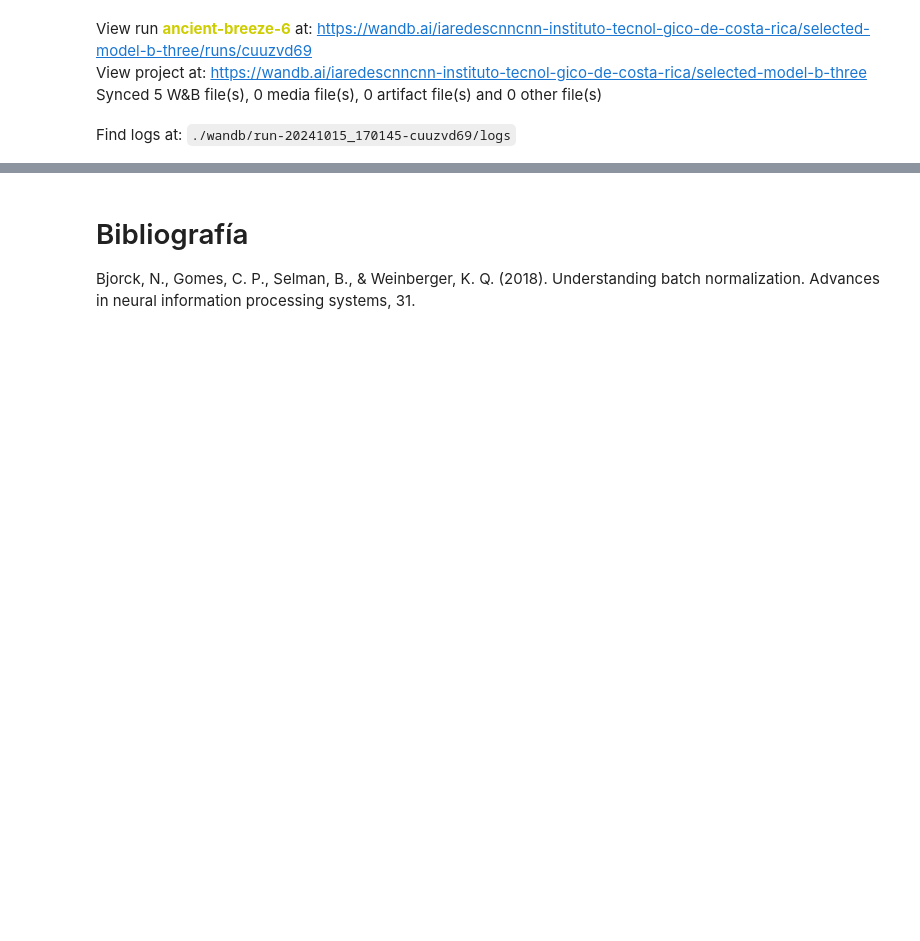
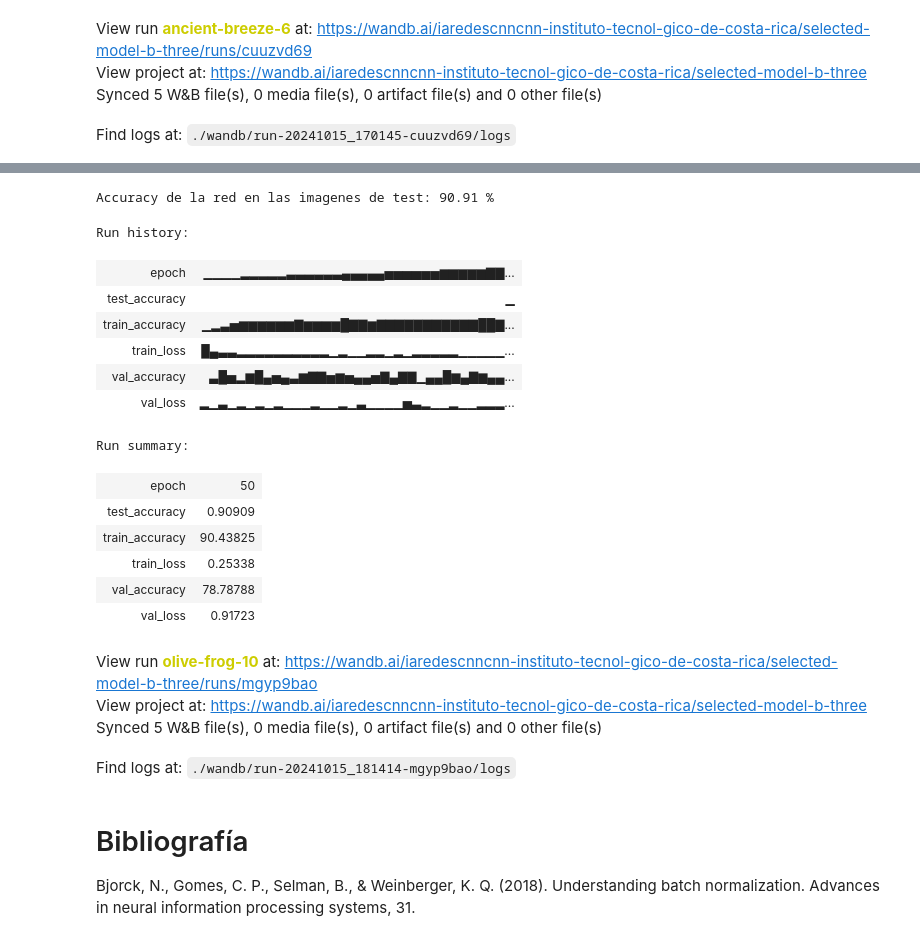
Before and after one commit to RichLeonC/IA-RedesConvolucionales, a Jupyter notebook: ModeloB.ipynb, the cells around one changed output, grey strips where cells are left out. Drawn from its saved outputs; the diff is of its cells as text; code cells hidden in the pictures; blank space fills up the shorter version.

```diff
--- a/ModeloB.ipynb
+++ b/ModeloB.ipynb
@@ -910,0 +986,23 @@ Find logs at: ./wandb/run-20241015_170145-cuuzvd69/logs
+# %%
+train_canny_dir = './drive/MyDrive/Covid19-dataset-canny/train'
+test_canny_dir = './drive/MyDrive/Covid19-dataset-canny/test'
+
+train_canny_dataset = datasets.ImageFolder(root=train_canny_dir, transform=train_transforms)
+test_canny_dataset = datasets.ImageFolder(root=test_canny_dir, transform=test_transforms)
+
+# Definir DataLoader para el conjunto de entrenamiento con el subconjunto de datos
+train_canny_loader = DataLoader(train_canny_dataset, batch_size=32, shuffle=True)
+
+# También puedes crear un DataLoader para el conjunto de prueba completo
+test_canny_loader = DataLoader(test_canny_dataset, batch_size=32, shuffle=False)
+
+wandb.init(project="selected-model-b-three")
+wandb.config = {
+    "learning_rate": 0.001,
+    "epochs": 50,
+    "batch_size": 32,
+    "optimizer": "Adam"
+}
+
+wandb.watch(model, log="all", log_freq=10)
+train_model(model, train_canny_loader, test_canny_loader, criterion, optimizer,save_model="best_val_canny.pth", epochs=50)
@@ -910,0 +1032,23 @@ Find logs at: ./wandb/run-20241015_170145-cuuzvd69/logs
+# %%
+testing_model(model, test_canny_loader, "best_val_canny.pth")
+wandb.finish()
+# %% [output]
+Accuracy de la red en las imagenes de test: 90.91 %
+Run history:
+| epoch | ▁▁▁▁▂▂▂▂▂▃▃▃▃▃▃▄▄▄▄▄▅▅▅▅▅▅▆▆▆▆▆▇▇... |
+| test_accuracy | ▁ |
+| train_accuracy | ▁▂▃▅▆▆▆▆▆▆▇▆▆▆▆█▇▇▆▇▇▇▇▇▇▇▇▇▇▇██▇... |
+| train_loss | █▄▃▃▂▂▂▂▂▂▂▂▂▂▁▂▁▁▂▂▁▂▁▂▂▂▂▂▁▁▁▁▁... |
+| val_accuracy | ▃█▅▂▆█▄▅▄▃▆▇▇▅▆▅▄▄▅▇▄▇▇▁▄▄█▆▄▇▆▄▄... |
+| val_loss | ▂▁▃▁▂▁▂▁▂▁▁▁▂▁▁▂▁▃▁▁▁▁▅▃▂▁▁▂▁▁▂▂▂... |
+Run summary:
+| epoch | 50 |
+| test_accuracy | 0.90909 |
+| train_accuracy | 90.43825 |
+| train_loss | 0.25338 |
+| val_accuracy | 78.78788 |
+| val_loss | 0.91723 |
+View run olive-frog-10 at: https://wandb.ai/iaredescnncnn-instituto-tecnol-gico-de-costa-rica/selected-model-b-three/runs/mgyp9bao
+View project at: https://wandb.ai/iaredescnncnn-instituto-tecnol-gico-de-costa-rica/selected-model-b-three
+Synced 5 W&B file(s), 0 media file(s), 0 artifact file(s) and 0 other file(s)
+Find logs at: ./wandb/run-20241015_181414-mgyp9bao/logs
```
Also changed, not shown: parts of 8 cells of this notebook.
